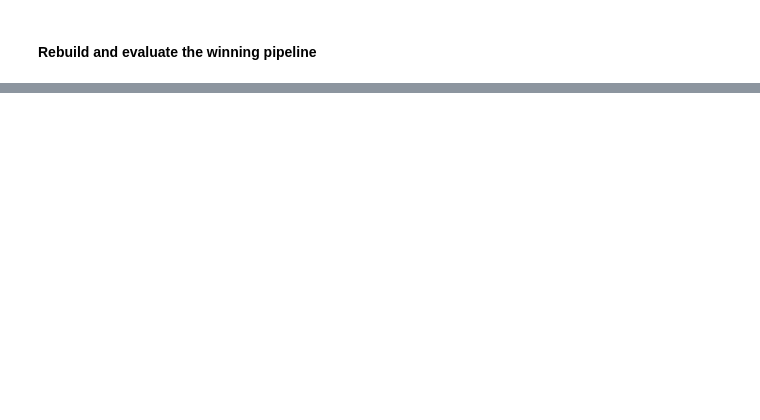
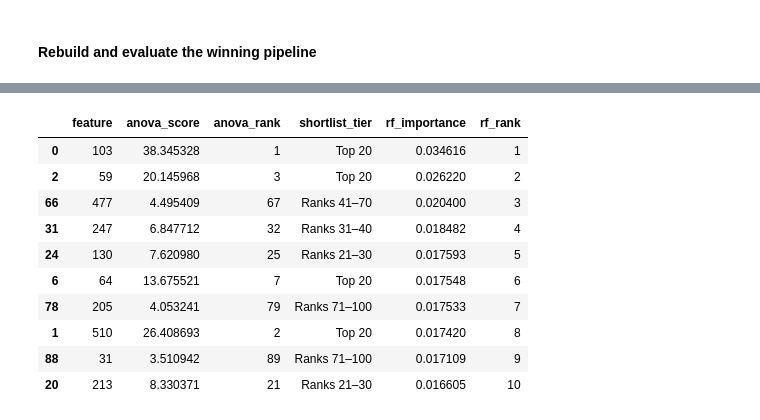
Before and after one commit to DRPproton/semiconductor-projects-tda, a Jupyter notebook: Project-1_SECOM/notebooks/notebook.ipynb, the cells around one changed output, grey strips where cells are left out. Cells and saved outputs as stored; diff of their text form; code cells hidden in the pictures; blank space fills up the shorter version.

```diff
--- a/Project-1_SECOM/notebooks/notebook.ipynb
+++ b/Project-1_SECOM/notebooks/notebook.ipynb
@@ -1881,0 +2102,7 @@ best_optuna_cv_summary
+# %%
+top_100_table["rf_importance"] = (
+    top_100_table["feature"]
+    .map(rf_importance_100)
+)
+
+top_100_table.head(10)
@@ -1881,0 +2121,25 @@ best_optuna_cv_summary
+# %%
+top_100_table["rf_rank"] = (
+    top_100_table["rf_importance"]
+    .rank(
+        ascending=False,
+        method="min",
+    )
+    .astype(int)
+)
+# %%
+top_100_table.sort_values(
+    "rf_rank"
+).head(10)
+# %% [output]
+|  | feature | anova_score | anova_rank | shortlist_tier | rf_importance | rf_rank |
+| 0 | 103 | 38.345328 | 1 | Top 20 | 0.034616 | 1 |
+| 2 | 59 | 20.145968 | 3 | Top 20 | 0.026220 | 2 |
+| 66 | 477 | 4.495409 | 67 | Ranks 41–70 | 0.020400 | 3 |
+| 31 | 247 | 6.847712 | 32 | Ranks 31–40 | 0.018482 | 4 |
+| 24 | 130 | 7.620980 | 25 | Ranks 21–30 | 0.017593 | 5 |
+| 6 | 64 | 13.675521 | 7 | Top 20 | 0.017548 | 6 |
+| 78 | 205 | 4.053241 | 79 | Ranks 71–100 | 0.017533 | 7 |
+| 1 | 510 | 26.408693 | 2 | Top 20 | 0.017420 | 8 |
+| 88 | 31 | 3.510942 | 89 | Ranks 71–100 | 0.017109 | 9 |
+| 20 | 213 | 8.330371 | 21 | Ranks 21–30 | 0.016605 | 10 |
```
Also changed, not shown: parts of 25 cells of this notebook, 2 other files.
